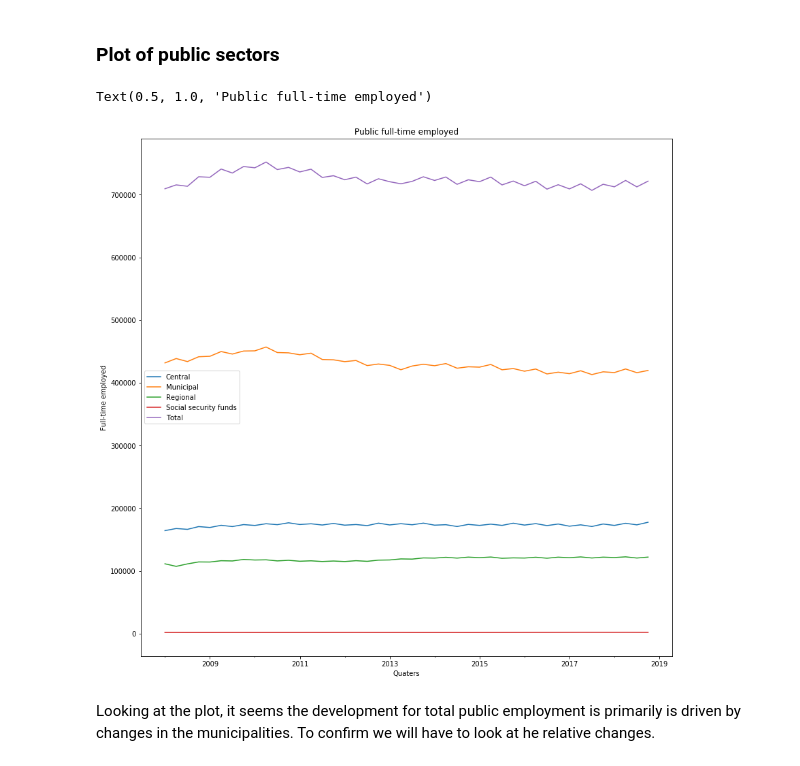
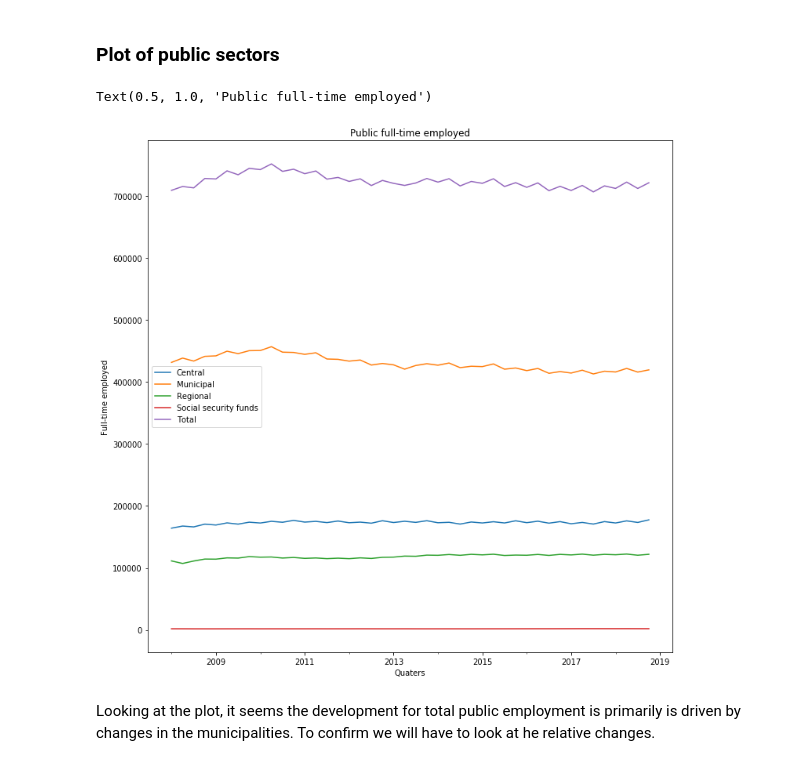
Before and after one commit to NumEconCopenhagen/projects-2019-nx31, a Jupyter notebook: dataproject/NX31_Data_Project.ipynb, the cells around one changed output. Cells and saved outputs as stored; diff of their text form; code cells hidden in the pictures.

```diff
--- a/dataproject/NX31_Data_Project.ipynb
+++ b/dataproject/NX31_Data_Project.ipynb
@@ -167,17 +149,19 @@ FTEG_raw.groupby(['Sector']).describe() # Gives a table of decribtive statistics
 # %% [markdown]
 ### Plot of public sectors
 # %%
-fig1, ax = plt.subplots(figsize=(14,14)) #creates a figure with only one subplot
+fig1, ax = plt.subplots(figsize=(12,12)) #creates a figure with only one subplot
 FTEG_raw['Quarter'] = pd.to_datetime(FTEG_raw['Quarter']) # changes variable Quaters to a time format
 # that pandas recognizes
+
 FTEG_raw.set_index('Quarter').groupby('Sector')['FTE'].plot(x="Quarter", legend=True, ax=ax);
 # sets index to new Quaters and plots the sectors values on y-axis
+
 ax.set_ylabel("Full-time employed") # sets title for y-axis
 ax.set_xlabel('Quaters') # sets title for x-axis
 ax.set_title("Public full-time employed") # sets title for the figure
 # %% [output]
 Text(0.5, 1.0, 'Public full-time employed')
-[figure, old version]
+[figure, new version]
 # %% [markdown]
 Looking at the plot, it seems the development for total public employment is primarily is driven by changes in the municipalities. To confirm we will have to look at he relative changes.
 # %% [markdown]
```
Also changed, not shown: parts of 24 cells of this notebook.
